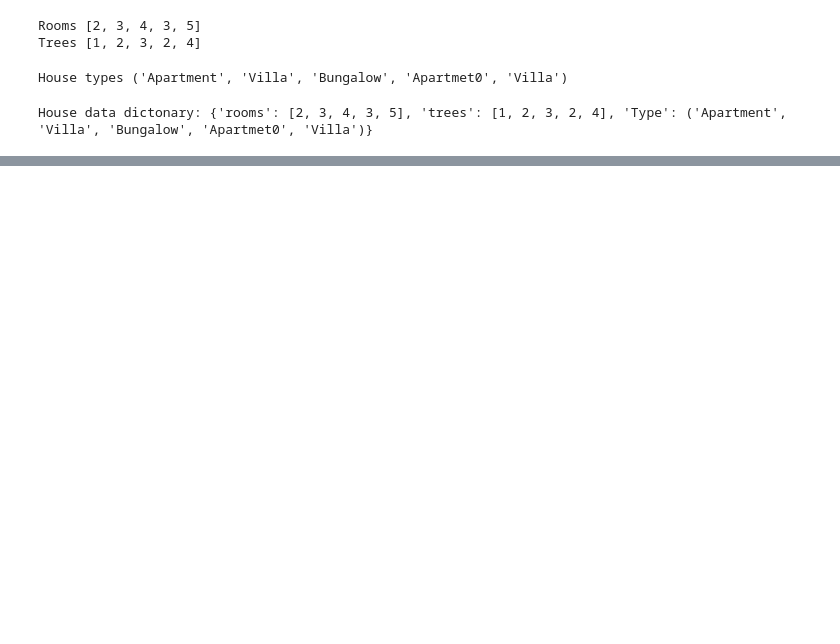
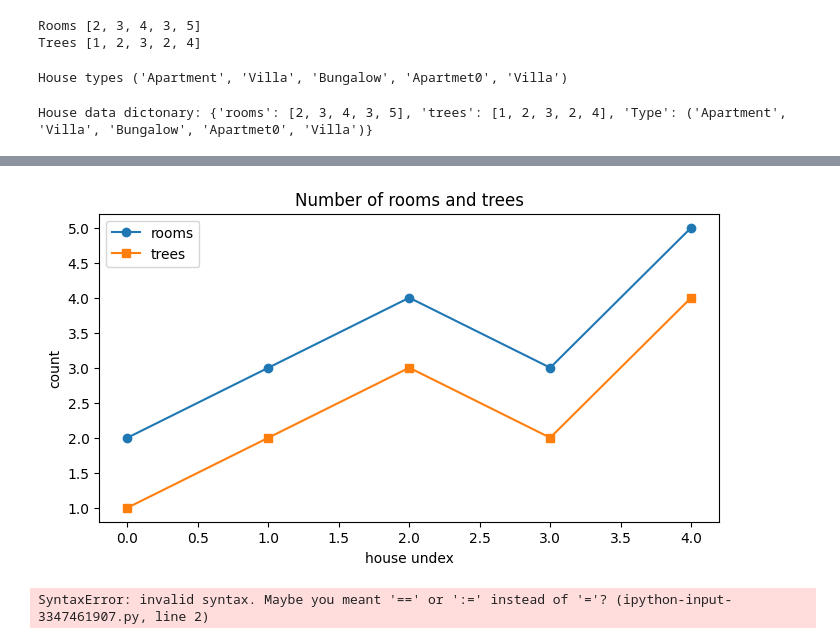
Before and after one commit to Chetanaaa13/C, a Jupyter notebook: ml/jupyter.ipynb, the cells around one changed output, grey strips where cells are left out. Saved outputs shown, nothing was run; the diff lists cells and outputs as text; code cells hidden in the pictures; blank space fills up the shorter version.

```diff
--- a/ml/jupyter.ipynb
+++ b/ml/jupyter.ipynb
@@ -173,0 +233,12 @@ House data dictonary: {'rooms': [2, 3, 4, 3, 5], 'trees': [1, 2, 3, 2, 4], 'Type
+# %%
+import pandas as pd
+
+df = pd.DataFrame(house_data)
+print(df)
+
+print(df.describe())
+
+print("rooms column:",df['rooms']) #to access a column
+
+df['total_features'] = df['rooms'] + df['trees'] #to add column
+print(df)
@@ -173,0 +265,14 @@ House data dictonary: {'rooms': [2, 3, 4, 3, 5], 'trees': [1, 2, 3, 2, 4], 'Type
+# %%
+import matplotlib.pyplot as plt
+
+plt.figure(figsize=(8,4))
+plt.plot(df['rooms'],label="rooms",marker='o')
+plt.plot(df['trees'],label="trees",marker='s')
+plt.title("Number of rooms and trees")
+plt.xlabel("house undex")
+plt.ylabel("count")
+plt.legend()
+plt.grid(False)
+plt.show()
+# %% [output]
+[figure, added]
@@ -173,0 +281,9 @@ House data dictonary: {'rooms': [2, 3, 4, 3, 5], 'trees': [1, 2, 3, 2, 4], 'Type
+# %%
+plt.figure(figsize=(8,4))
+plt.bar(df.index, df['Total_Features',color = red])
+plt.title("total features per houese")
+plt.xlabel("house index")
+plt.ylabel("total features")
+plt.show()
+# %% [output]
+SyntaxError: invalid syntax. Maybe you meant '==' or ':=' instead of '='? (ipython-input-3347461907.py, line 2)
```
Also changed, not shown: parts of 8 cells of this notebook.
